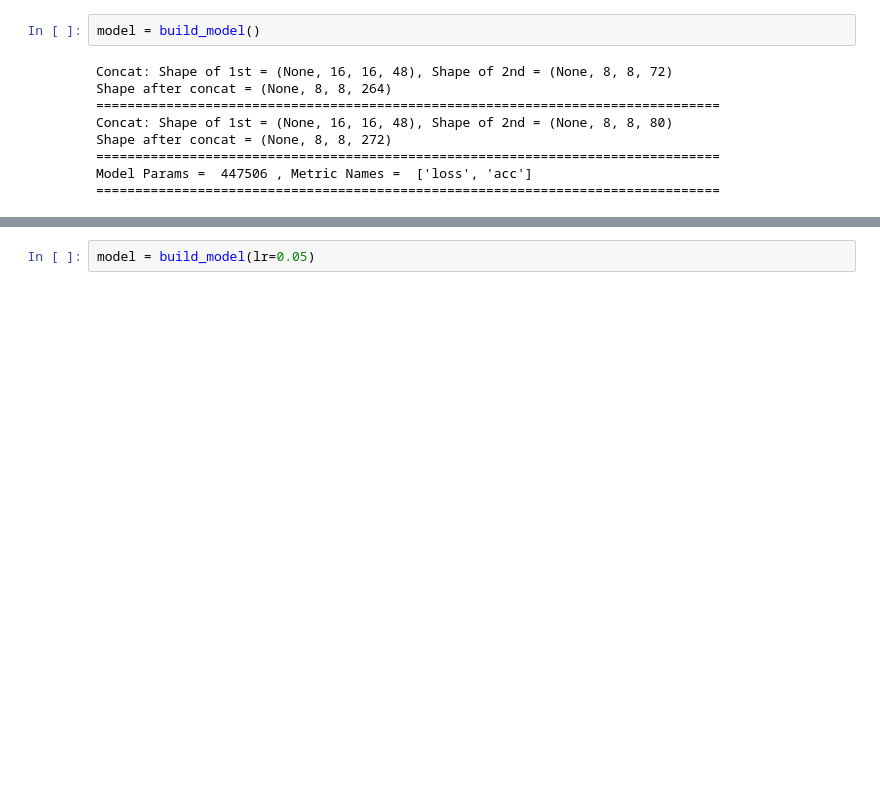
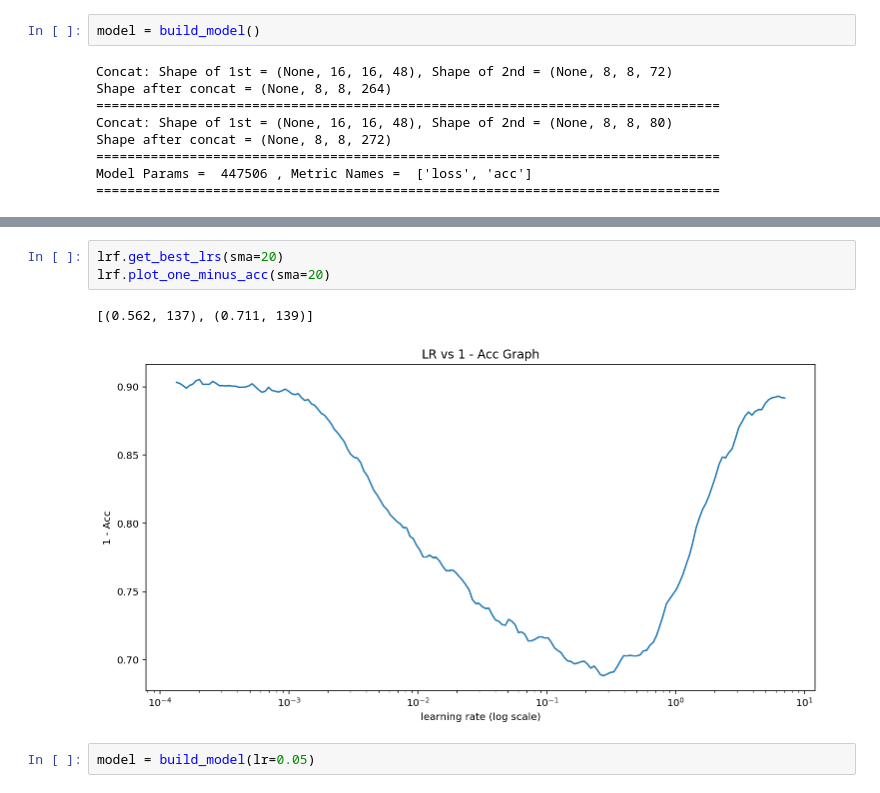
Before and after one commit to faizanahemad/data-science-utils, a Jupyter notebook: data_science_utils/vision/keras/GradCam_with_misclassified_LRFinder.ipynb, the cells around one changed output, grey strips where cells are left out. Saved outputs shown, nothing was run; the diff lists cells and outputs as text; blank space fills up the shorter version.

```diff
--- a/data_science_utils/vision/keras/GradCam_with_misclassified_LRFinder.ipynb
+++ b/data_science_utils/vision/keras/GradCam_with_misclassified_LRFinder.ipynb
@@ -229,3 +229,9 @@ lrf.plot_loss()
+# %%
+lrf.get_best_lrs(sma=20)
+lrf.plot_one_minus_acc(sma=20)
+# %% [output]
+[(0.562, 137), (0.711, 139)]
+[figure, added]
 # %%
 model = build_model(lr=0.05)
 # %% [output]
```
Also changed, not shown: parts of 2 cells of this notebook.
